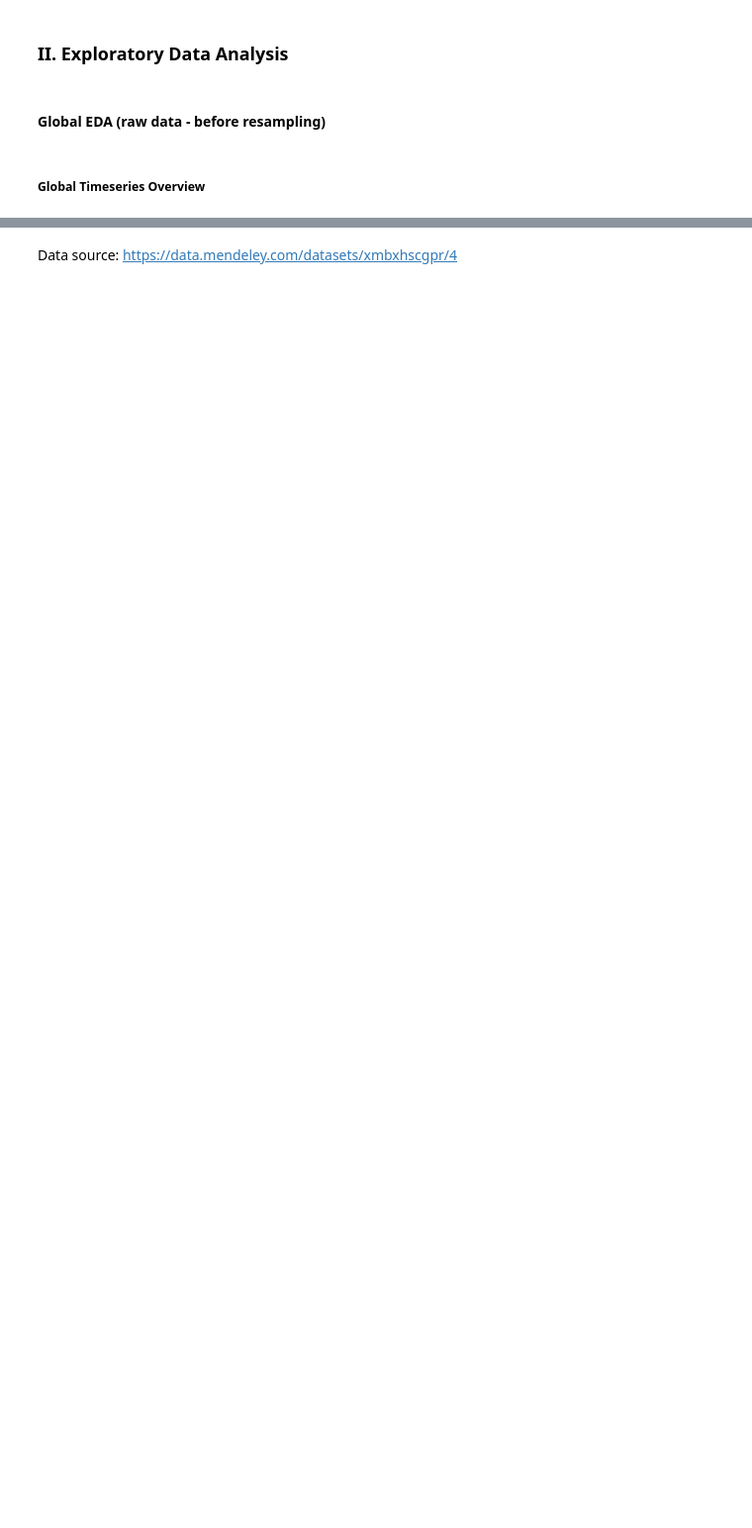
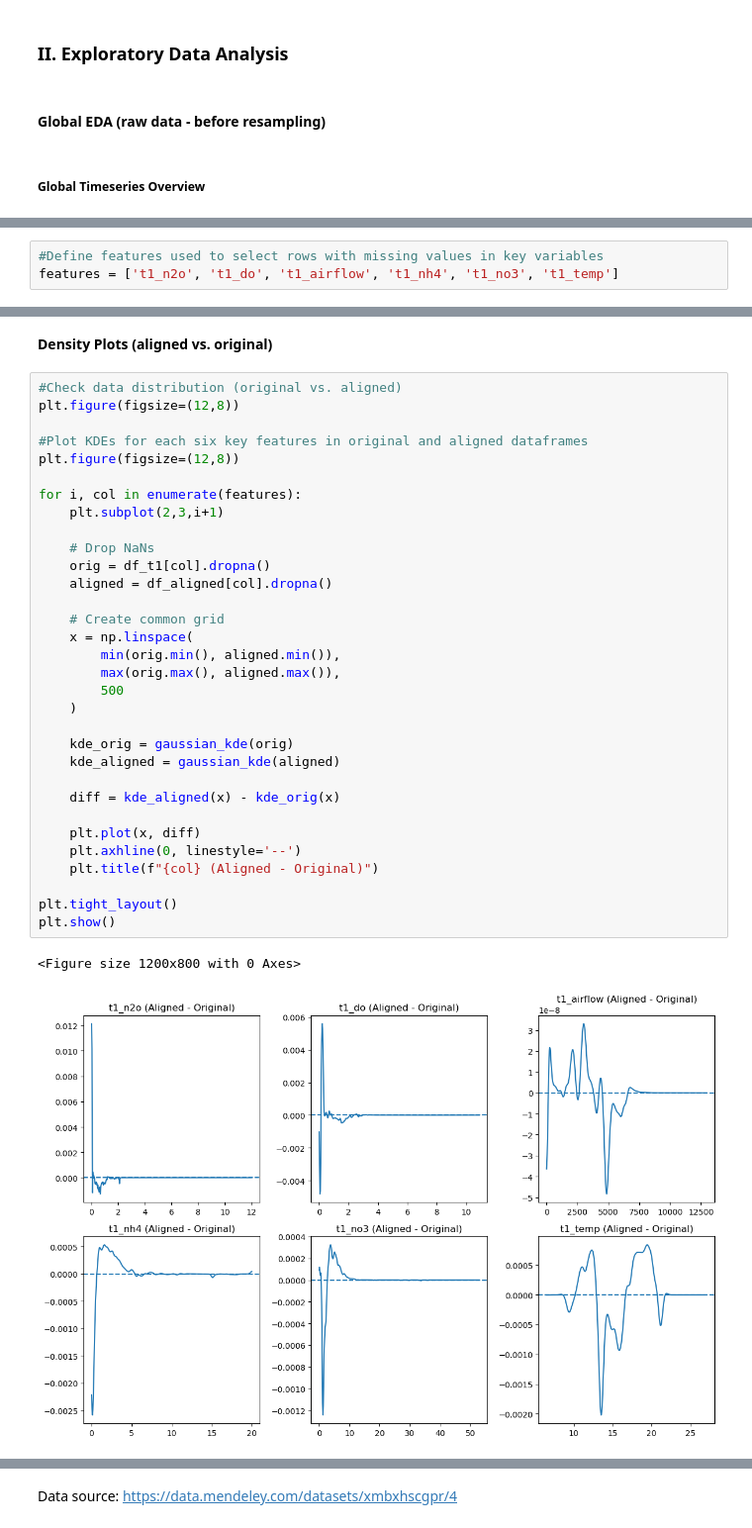
Before and after one commit to tom-mcarthur03/EDS_Design_Project, a Jupyter notebook: notebooks/data_preprocessing/data_preprocessing_bv.ipynb, the cells around one changed output, grey strips where cells are left out. Shown at 99% size. Saved outputs shown, nothing was run; the diff lists cells and outputs as text; blank space fills up the shorter version.

```diff
--- a/notebooks/data_preprocessing/data_preprocessing_bv.ipynb
+++ b/notebooks/data_preprocessing/data_preprocessing_bv.ipynb
@@ -923,0 +690,3 @@ Analysis:
+# %%
+#Define features used to select rows with missing values in key variables
+features = ['t1_n2o', 't1_do', 't1_airflow', 't1_nh4', 't1_no3', 't1_temp']
@@ -923,0 +833,37 @@ Analysis:
+# %% [markdown]
+**Density Plots (aligned vs. original)**
+# %%
+#Check data distribution (original vs. aligned)
+plt.figure(figsize=(12,8))
+
+#Plot KDEs for each six key features in original and aligned dataframes
+plt.figure(figsize=(12,8))
+
+for i, col in enumerate(features):
+    plt.subplot(2,3,i+1)
+
+    # Drop NaNs
+    orig = df_t1[col].dropna()
+    aligned = df_aligned[col].dropna()
+
+    # Create common grid
+    x = np.linspace(
+        min(orig.min(), aligned.min()),
+        max(orig.max(), aligned.max()),
+        500
+    )
+
+    kde_orig = gaussian_kde(orig)
+    kde_aligned = gaussian_kde(aligned)
+
+    diff = kde_aligned(x) - kde_orig(x)
+
+    plt.plot(x, diff)
+    plt.axhline(0, linestyle='--')
+    plt.title(f"{col} (Aligned - Original)")
+
+plt.tight_layout()
+plt.show()
+# %% [output]
+<Figure size 1200x800 with 0 Axes>
+[figure, added]
```
Also changed, not shown: parts of 77 cells of this notebook.
